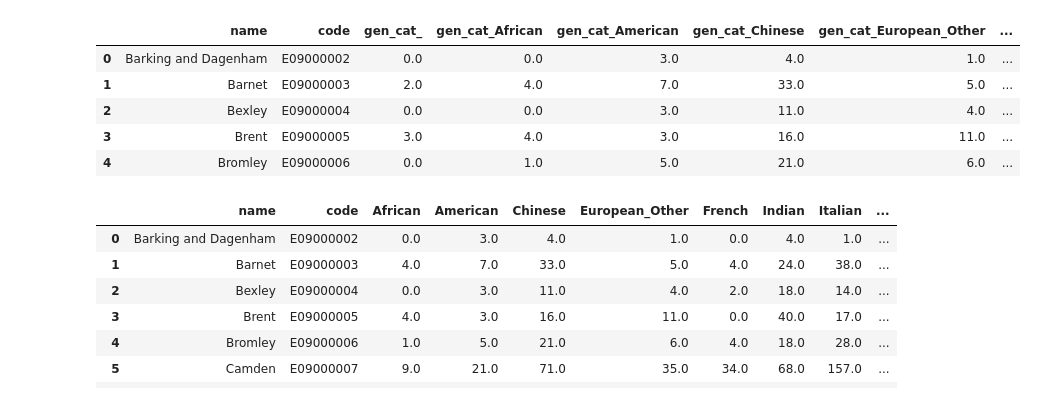
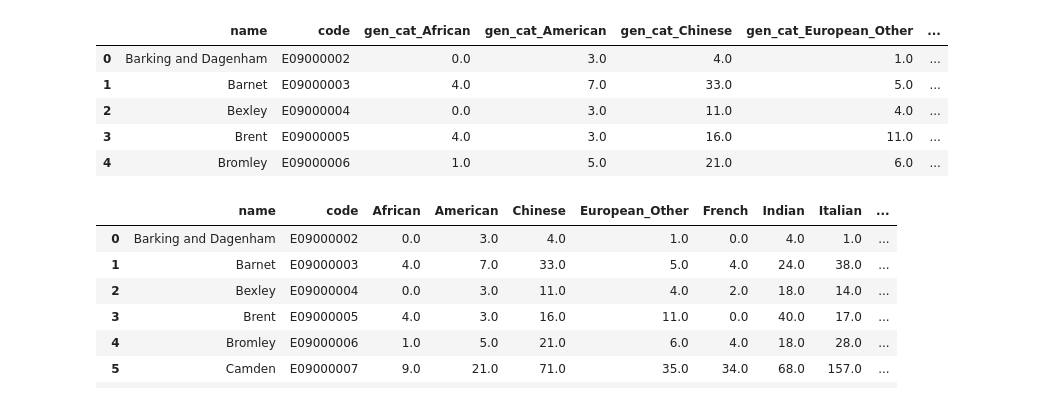
Before and after one commit to yunjinghu226/CASA0003GroupProject_GlobalLondon, a Jupyter notebook: Yelp/Data Processing/data_join.ipynb, the cells around one changed output. Drawn from its saved outputs; the diff is of its cells as text; code cells hidden in the pictures.

```diff
--- a/Yelp/Data Processing/data_join.ipynb
+++ b/Yelp/Data Processing/data_join.ipynb
@@ -1,7 +1,7 @@
 # %%
 import pandas as pd
 # %%
-rest = pd.read_csv("restaurants_br.csv")
+rest = pd.read_csv("restaurants_final.csv")
 # %%
 dummy_rest = pd.get_dummies(rest,columns=['general_ca'],prefix='gen_cat')
 # %%
@@ -17,12 +17,12 @@ dummy_rest.head()
 # %%
-rest_agg = dummy_rest.drop(columns=['OID','FID_1','Field1','category','id','latitude','longitude','FID_2','label','altname','centroid_x','centroid_y'])
+rest_agg = dummy_rest.drop(columns=['OID','category','id','latitude','longitude','label'])
 br_cate = rest_agg.groupby(['name','code'],as_index=False).sum()
 br_cate.head()
 # %% [output]
-|  | name | code | gen_cat_ | gen_cat_African | gen_cat_American | gen_cat_Chinese | gen_cat_European_Other | ... |
-| 0 | Barking and Dagenham | E09000002 | 0.0 | 0.0 | 3.0 | 4.0 | 1.0 | ... |
-| 1 | Barnet | E09000003 | 2.0 | 4.0 | 7.0 | 33.0 | 5.0 | ... |
-| 2 | Bexley | E09000004 | 0.0 | 0.0 | 3.0 | 11.0 | 4.0 | ... |
-| 3 | Brent | E09000005 | 3.0 | 4.0 | 3.0 | 16.0 | 11.0 | ... |
-| 4 | Bromley | E09000006 | 0.0 | 1.0 | 5.0 | 21.0 | 6.0 | ... |
+|  | name | code | gen_cat_African | gen_cat_American | gen_cat_Chinese | gen_cat_European_Other | ... |
+| 0 | Barking and Dagenham | E09000002 | 0.0 | 3.0 | 4.0 | 1.0 | ... |
+| 1 | Barnet | E09000003 | 4.0 | 7.0 | 33.0 | 5.0 | ... |
+| 2 | Bexley | E09000004 | 0.0 | 3.0 | 11.0 | 4.0 | ... |
+| 3 | Brent | E09000005 | 4.0 | 3.0 | 16.0 | 11.0 | ... |
+| 4 | Bromley | E09000006 | 1.0 | 5.0 | 21.0 | 6.0 | ... |
 # %%
```
Also changed, not shown: parts of 3 cells of this notebook, 52 other files.
